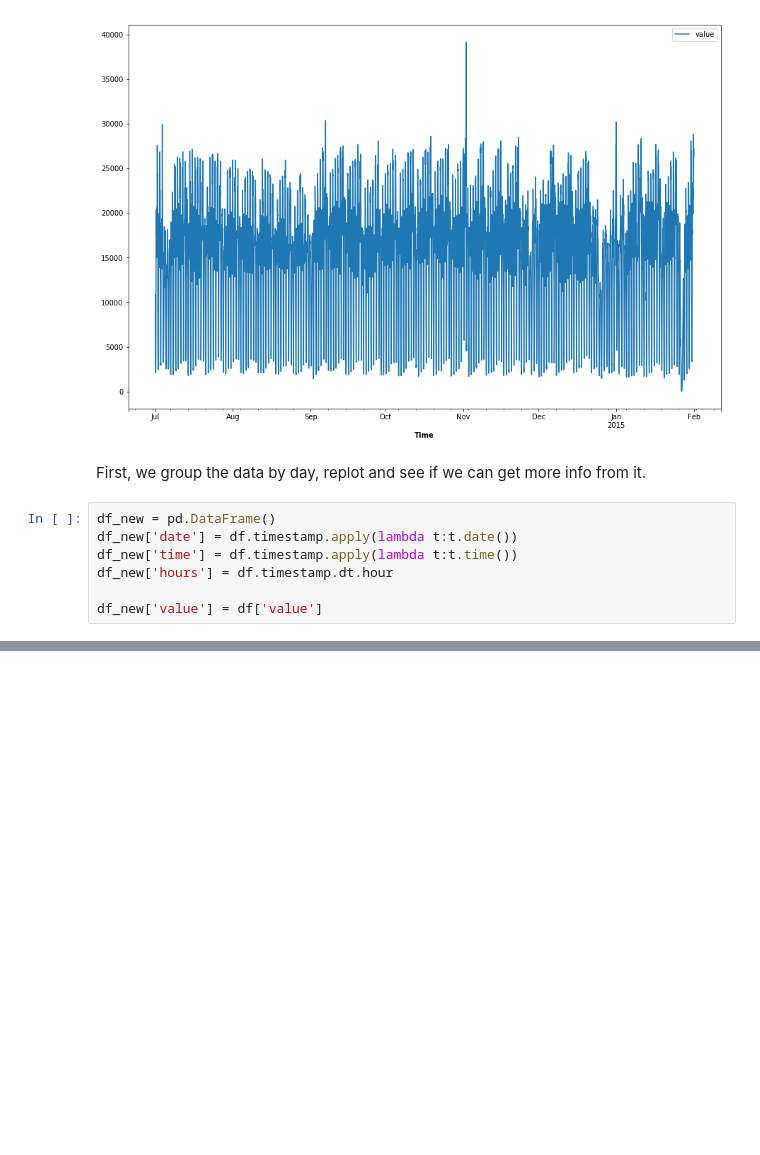
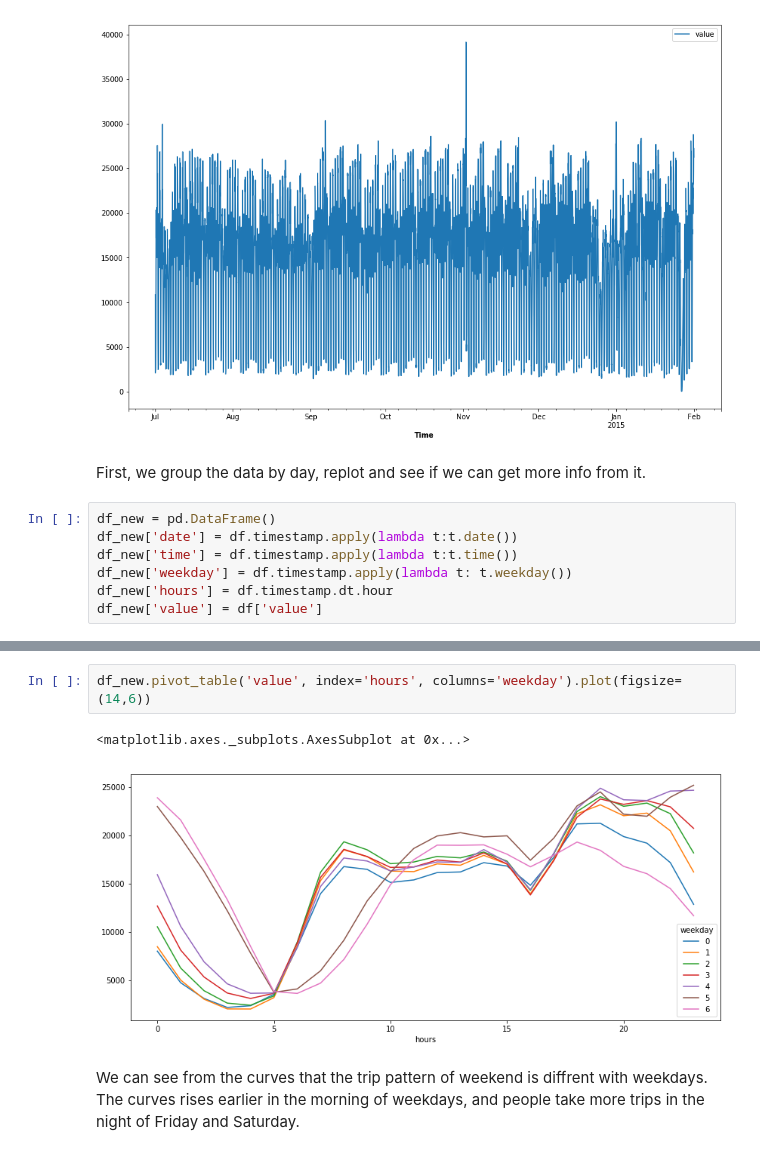
Before and after one commit to RuotingZheng/Anomaly, a Jupyter notebook: anomaly.ipynb, the cells around one changed output, grey strips where cells are left out. Cells and saved outputs as stored; diff of their text form; blank space fills up the shorter version.

```diff
--- a/anomaly.ipynb
+++ b/anomaly.ipynb
@@ -46,6 +46,6 @@ First, we group the data by day, replot and see if we can get more info from it.
 df_new = pd.DataFrame()
 df_new['date'] = df.timestamp.apply(lambda t:t.date())
 df_new['time'] = df.timestamp.apply(lambda t:t.time())
+df_new['weekday'] = df.timestamp.apply(lambda t: t.weekday())
 df_new['hours'] = df.timestamp.dt.hour
-
 df_new['value'] = df['value']
@@ -51,0 +61,7 @@ df_new['value'] = df['value']
+# %%
+df_new.pivot_table('value', index='hours', columns='weekday').plot(figsize=(14,6))
+# %% [output]
+<matplotlib.axes._subplots.AxesSubplot at 0x...>
+[figure, added]
+# %% [markdown]
+We can see from the curves that the trip pattern of weekend is diffrent with weekdays. The curves rises earlier in the morning of weekdays, and people take more trips in the night of Friday and Saturday.
```
Also changed, not shown: parts of 1 cell of this notebook.
